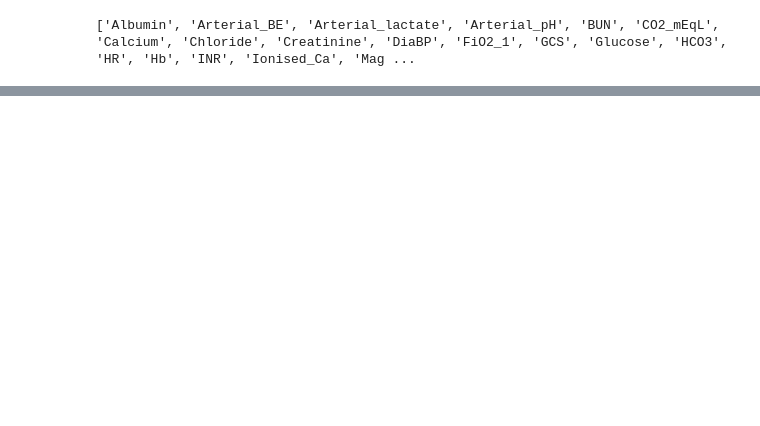
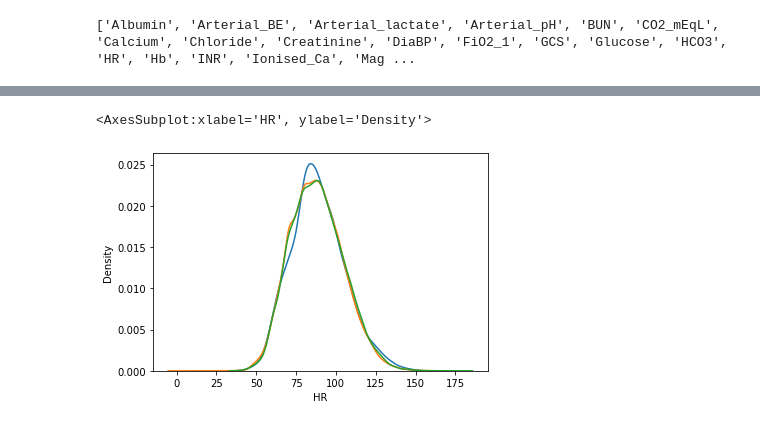
Before and after one commit to yichong96/MultiTaskIRL, a Jupyter notebook: Preprocessing/PostProcess.ipynb, the cells around one changed output, grey strips where cells are left out. Drawn from its saved outputs; the diff is of its cells as text; code cells hidden in the pictures; blank space fills up the shorter version.

```diff
--- a/Preprocessing/PostProcess.ipynb
+++ b/Preprocessing/PostProcess.ipynb
@@ -120,9 +121,21 @@ class ClusterObject:
         self.feature_count = self.calculateRewards()
         self.Q_vals = Q_vals
         self.action_distr = self.computeActionDistr()
-
         self.policyMatch = self.calculatePolicyMatching()
         self.statistics_sofa, self.statistics_AL = self.statistics()
+        self.state_distr = self.compute_state_distribution()
+
+
+    def compute_state_distribution(self):
+        states = [i for i in range(750)]
+        state_dct = dict((state,0) for state in states)
+        for i in range(len(self.table)):
+            state = int(self.table.iloc[i]['discrete_states'])
+            # add one more time visited this state
+            state_dct[state] += 1
+        return state_dct
+
+
 
     def calculatePolicyMatching(self):
         states = []
@@ -162,6 +175,15 @@ class ClusterObject:
         for key in state_dct:
             if state_dct[key] != 0:
                 matches += 1
+
+
+        no_1 = sum(1 for val in state_dct.values() if val == 1)
+        no_2 = sum(1 for val in state_dct.values() if val == 2)
+        no_3 = sum(1 for val in state_dct.values() if val == 3)
+
+        print(no_1 / len(state_dct))
+        print(no_2 / len(state_dct))
+        print(no_3 / len(state_dct))
 
         return matches / no_states * 100
 
@@ -285,6 +307,8 @@ class ClusterObject:
         ave_max_sofa = []
         ave_max_al = []
 
+        end_sofa_tot = 0
+        end_al_tot = 0
         for ids in icuids:
             # compute average
             init_sofa = self.table.loc[self.table['icustayid'] == ids].iloc[0]['SOFA']
@@ -299,9 +323,17 @@ class ClusterObject:
             ave_max_sofa.append(max_sofa)
             ave_max_al.append(max_al)
 
+            end_sofa = self.table.loc[self.table['icustayid'] == ids].iloc[-1]['SOFA']
+            end_al = self.table.loc[self.table['icustayid'] == ids].iloc[-1]['Arterial_lactate']
+
+            end_sofa_tot += end_sofa
+            end_al_tot += end_al
 
         mean_sofa = mean_sofa / len(icuids)
         mean_al = mean_al / len(icuids)
+
+        self.end_sofa = end_sofa_tot / len(icuids)
+        self.end_al = end_al_tot / len(icuids)
 
         self.ave_max_sofa = np.mean(ave_max_sofa)
         self.ave_max_al = np.mean(ave_max_al)
@@ -309,6 +341,8 @@ class ClusterObject:
         self.init_sofa = mean_sofa
         self.mean_al = mean_al
 
+
+        self.num_died = mort
         statistics['died_in_hosp']= mort / len(icuids)
 
         for variable in variable_list:
@@ -741,0 +965,12 @@ clusterDct[3].table[450:500]
+# %%
+import seaborn as sns
+
+# HEART RATE DISTRIBUTION AMONG CLUSTER 2,3 and 9
+#plt.boxplot([clusterDct[2].table['HR'], clusterDct[3].table['HR'], clusterDct[9].table['HR']], showmeans=True, sym='')
+#plt.hist(clusterDct[2].table['HR'], color='blue',bins=25)
+sns.distplot(clusterDct[2].table['HR'], hist=False, kde=True, bins = 40)
+sns.distplot(clusterDct[3].table['HR'], hist=False, kde=True, bins = 40)
+sns.distplot(clusterDct[9].table['HR'], hist=False, kde=True, bins = 40)
+# %% [output]
+<AxesSubplot:xlabel='HR', ylabel='Density'>
+[figure, added]
```
Also changed, not shown: parts of 64 cells of this notebook, 6 other files.
